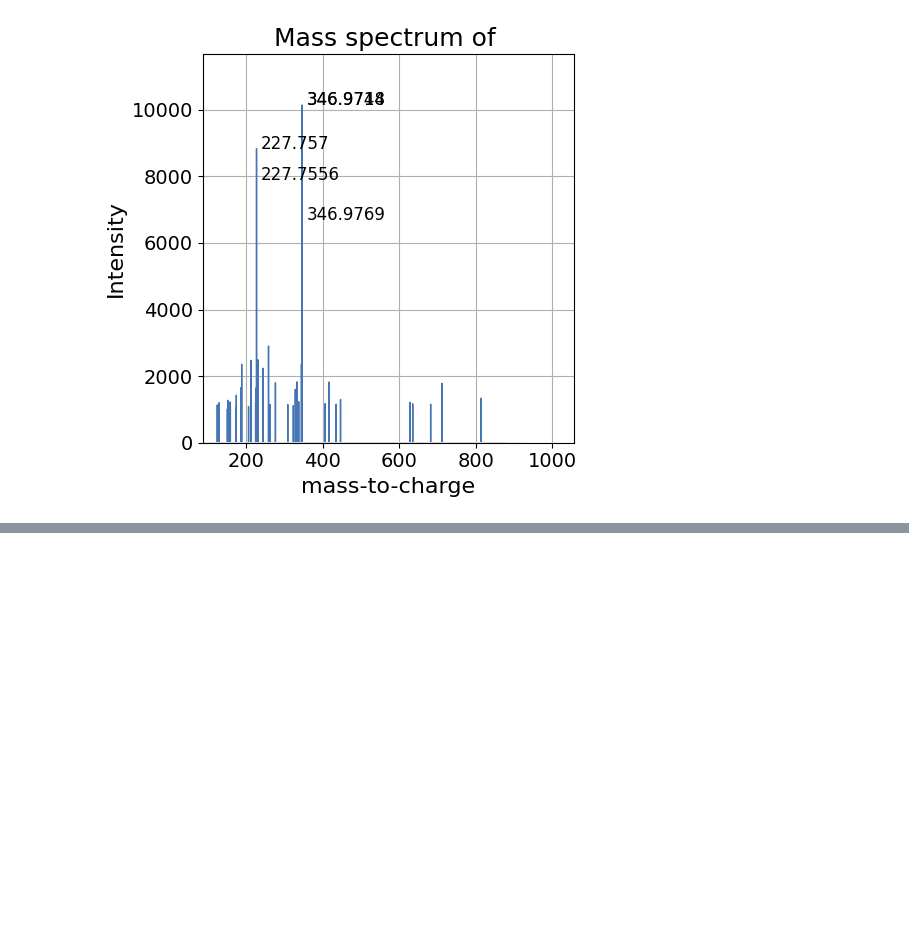
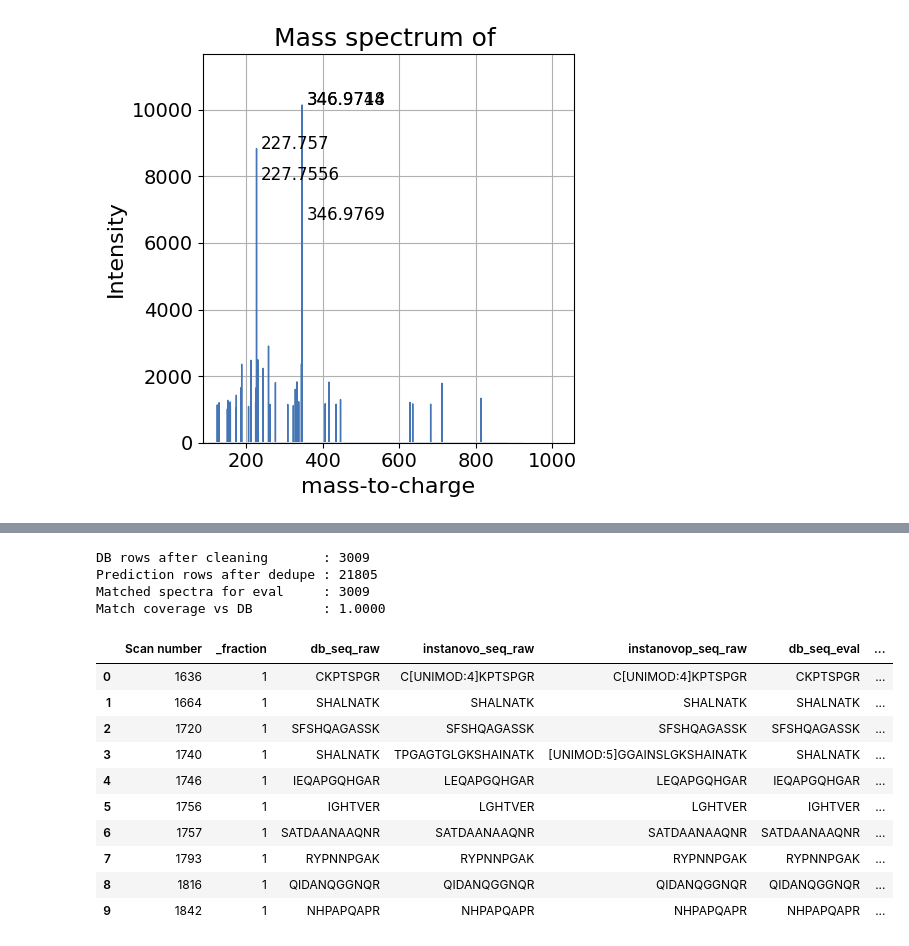
Before and after one commit to raunakpandey1/diffusion-peptide-sequencing, a Jupyter notebook: Peptide_Sequencing.ipynb, the cells around one changed output, grey strips where cells are left out. Cells and saved outputs as stored; diff of their text form; code cells hidden in the pictures; blank space fills up the shorter version.

```diff
--- a/Peptide_Sequencing.ipynb
+++ b/Peptide_Sequencing.ipynb
@@ -206,0 +466,44 @@ row_df.plot(
+# %%
+# Merge DB search results with predictions
+preds_merge = ecoli_preds_all[
+    ['scan_number', '_fraction', 'instanovo_seq_raw', 'instanovop_seq_raw', 'instanovo_eval', 'instanovop_eval']
+].copy()
+preds_merge = preds_merge.rename(columns={'scan_number': 'Scan number'})
+
+db_merge = db_eval[
+    ['Scan number', '_fraction', 'db_seq_raw', 'db_seq_eval']
+].copy()
+
+merged = pd.merge(
+    db_merge,
+    preds_merge,
+    on=['Scan number', '_fraction'],
+    how='inner'
+)
+
+print(f'DB rows after cleaning       : {len(db_eval)}')
+print(f'Prediction rows after dedupe : {len(ecoli_preds_all)}')
+print(f'Matched spectra for eval     : {len(merged)}')
+print(f'Match coverage vs DB         : {len(merged) / len(db_eval):.4f}')
+
+display(
+    merged[
+        ['Scan number', '_fraction', 'db_seq_raw', 'instanovo_seq_raw', 'instanovop_seq_raw', 'db_seq_eval', 'instanovo_eval', 'instanovop_eval']
+    ].head(10)
+)
+# %% [output]
+DB rows after cleaning       : 3009
+Prediction rows after dedupe : 21805
+Matched spectra for eval     : 3009
+Match coverage vs DB         : 1.0000
+|  | Scan number | _fraction | db_seq_raw | instanovo_seq_raw | instanovop_seq_raw | db_seq_eval | ... |
+| 0 | 1636 | 1 | CKPTSPGR | C[UNIMOD:4]KPTSPGR | C[UNIMOD:4]KPTSPGR | CKPTSPGR | ... |
+| 1 | 1664 | 1 | SHALNATK | SHALNATK | SHALNATK | SHALNATK | ... |
+| 2 | 1720 | 1 | SFSHQAGASSK | SFSHQAGASSK | SFSHQAGASSK | SFSHQAGASSK | ... |
+| 3 | 1740 | 1 | SHALNATK | TPGAGTGLGKSHAINATK | [UNIMOD:5]GGAINSLGKSHAINATK | SHALNATK | ... |
+| 4 | 1746 | 1 | IEQAPGQHGAR | LEQAPGQHGAR | LEQAPGQHGAR | IEQAPGQHGAR | ... |
+| 5 | 1756 | 1 | IGHTVER | LGHTVER | LGHTVER | IGHTVER | ... |
+| 6 | 1757 | 1 | SATDAANAAQNR | SATDAANAAQNR | SATDAANAAQNR | SATDAANAAQNR | ... |
+| 7 | 1793 | 1 | RYPNNPGAK | RYPNNPGAK | RYPNNPGAK | RYPNNPGAK | ... |
+| 8 | 1816 | 1 | QIDANQGGNQR | QIDANQGGNQR | QIDANQGGNQR | QIDANQGGNQR | ... |
+| 9 | 1842 | 1 | NHPAPQAPR | NHPAPQAPR | NHPAPQAPR | NHPAPQAPR | ... |
```
Also changed, not shown: parts of 25 cells of this notebook, 2 other files.
